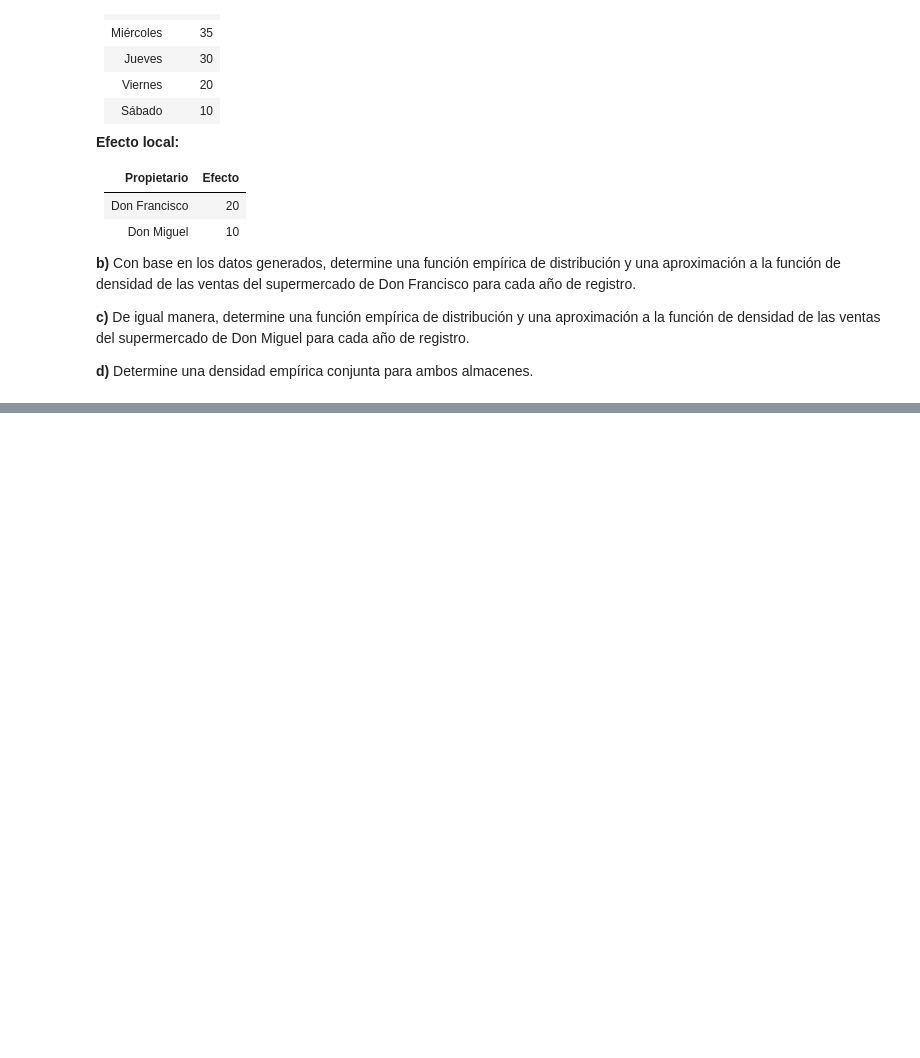
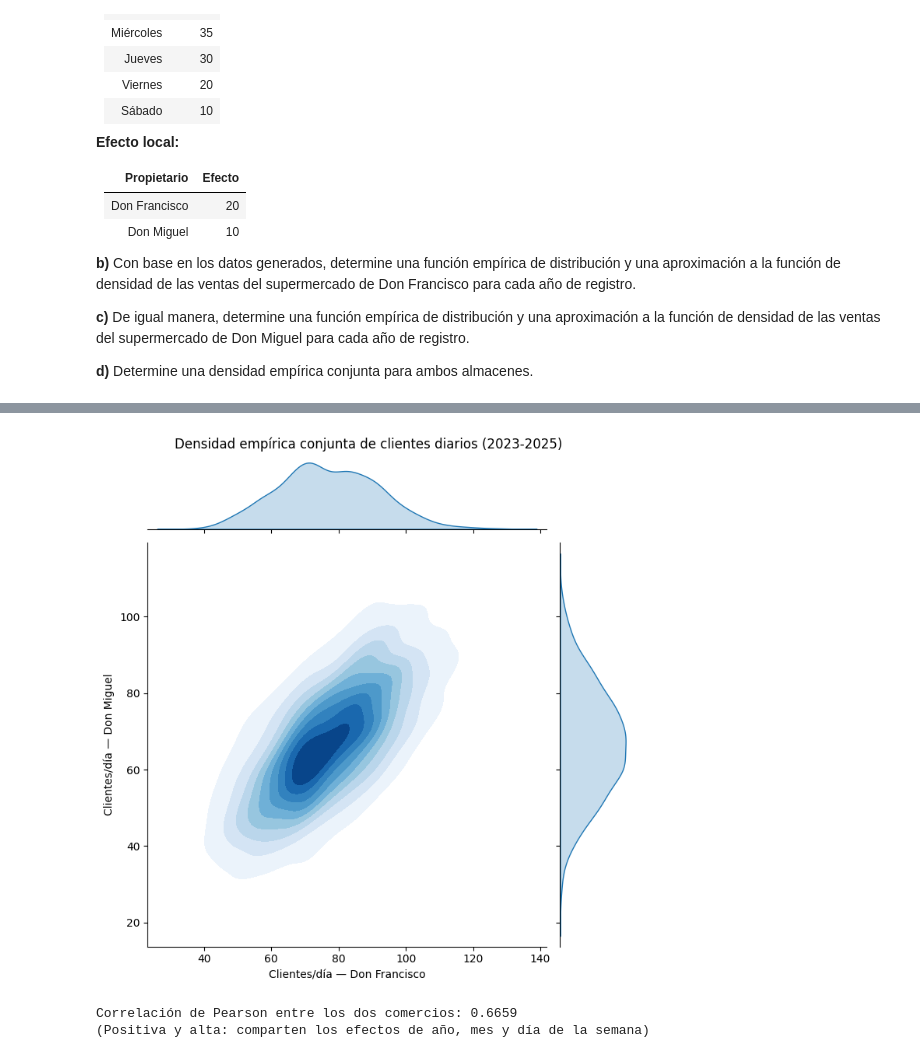
Before and after one commit to rodrigoenzohernandez/CEIA_peia, a Jupyter notebook: trabajos_practicos/TP_1.ipynb, the cells around one changed output, grey strips where cells are left out. Drawn from its saved outputs; the diff is of its cells as text; code cells hidden in the pictures; blank space fills up the shorter version.

```diff
--- a/trabajos_practicos/TP_1.ipynb
+++ b/trabajos_practicos/TP_1.ipynb
@@ -558,0 +739,40 @@ Don Miguel, otro comerciante amigo de Don Francisco, se entera del análisis de
+# %%
+# Parte d) — Densidad empírica conjunta de los dos comercios
+#
+# Para cada día del rango armamos el par (clientes Francisco, clientes Miguel)
+# y graficamos la densidad conjunta empírica con sns.jointplot, exactamente
+# como vimos en clase con el dataset de pingüinos.
+
+import matplotlib.pyplot as plt
+import seaborn as sns
+
+# Pivot para tener una columna por propietario
+df_conjunto = df.pivot_table(
+    index="fecha",
+    columns="propietario",
+    values="clientes",
+).reset_index()
+
+# Jointplot con KDE: el mapa central es la densidad conjunta y los
+# bordes superior y derecho muestran las marginales.
+g = sns.jointplot(
+    data=df_conjunto,
+    x="Don Francisco",
+    y="Don Miguel",
+    kind="kde",
+    fill=True,
+    cmap="Blues",
+    height=7,
+)
+g.set_axis_labels("Clientes/día — Don Francisco", "Clientes/día — Don Miguel")
+plt.suptitle("Densidad empírica conjunta de clientes diarios (2023-2025)", y=1.02)
+plt.show()
+
+# Correlación de Pearson para cuantificar la dependencia
+corr = df_conjunto[["Don Francisco", "Don Miguel"]].corr().iloc[0, 1]
+print(f"\nCorrelación de Pearson entre los dos comercios: {corr:.4f}")
+print("(Positiva y alta: comparten los efectos de año, mes y día de la semana)")
+# %% [output]
+[figure, added]
+Correlación de Pearson entre los dos comercios: 0.6659
+(Positiva y alta: comparten los efectos de año, mes y día de la semana)
```
Also changed, not shown: parts of 4 cells of this notebook.
